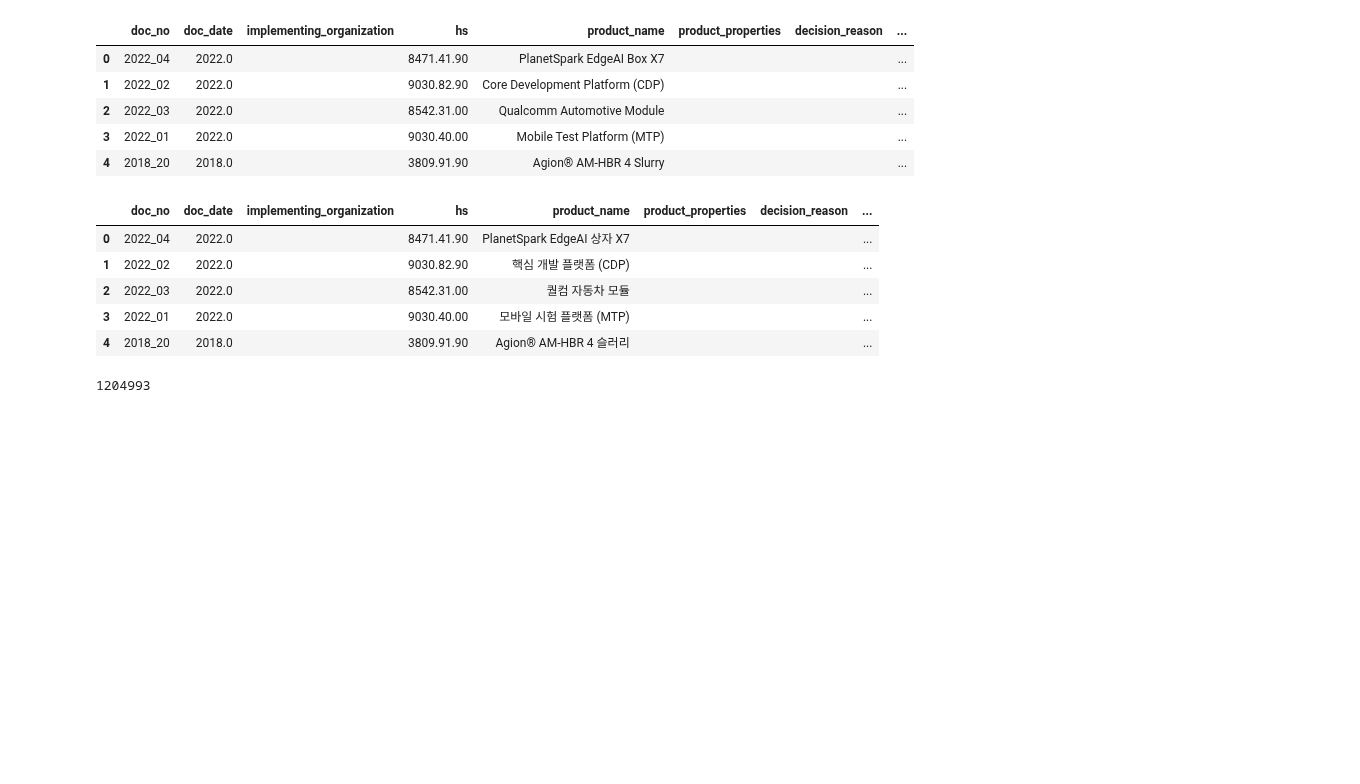
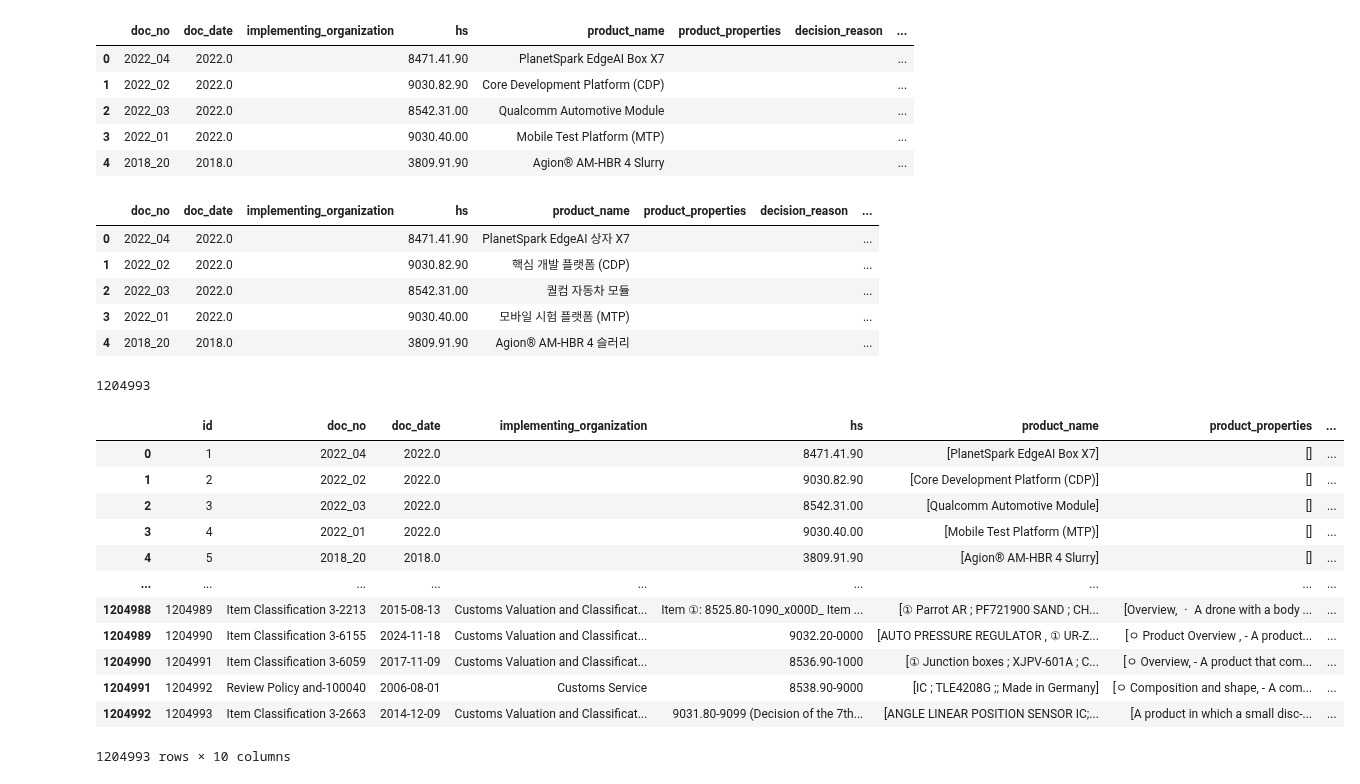
Before and after one commit to nguyenmanhcuong1291/uni_craw_tvpl, a Jupyter notebook: uni_craw_korea_other_country/read_csv.ipynb, the cells around one changed output. Saved outputs shown, nothing was run; the diff lists cells and outputs as text; code cells hidden in the pictures; blank space fills up the shorter version.

```diff
--- a/uni_craw_korea_other_country/read_csv.ipynb
+++ b/uni_craw_korea_other_country/read_csv.ipynb
@@ -132,7 +160,7 @@ all_link_df = pd.read_csv(r'd:\Onedrive\OneDrive - UNI CONSULTING\Attachments\Co
 # %%
 nation_name_df = pd.read_excel(r'd:\Onedrive\OneDrive - UNI CONSULTING\Attachments\Code\uni_craw_tvpl\uni_craw_korea_other_country\nation_name.xlsx')
 # %%
-all_link_df_with_nation_name_df = pd.merge(all_link_df,nation_name_df,how='left',left_on='area',right_on='code')
+all_link_df_with_nation_name_df = pd.merge(all_link_df,nation_name_df,how='left',left_on='cntyCd',right_on='code')
 # %%
 org_df_clean = clean_data(org_df.copy(),'org')
 org_df_clean = pd.merge(org_df_clean,all_link_df_with_nation_name_df,how='left',on='stt')
@@ -192,6 +220,22 @@ eng_data_json_final  = make_json_temp(eng_data)
 len(eng_data_json_final)
 # %% [output]
 1204993
+# %%
+eng_data_json_final
+# %% [output]
+|  | id | doc_no | doc_date | implementing_organization | hs | product_name | product_properties | ... |
+| 0 | 1 | 2022_04 | 2022.0 |  | 8471.41.90 | [PlanetSpark EdgeAI Box X7] | [] | ... |
+| 1 | 2 | 2022_02 | 2022.0 |  | 9030.82.90 | [Core Development Platform (CDP)] | [] | ... |
+| 2 | 3 | 2022_03 | 2022.0 |  | 8542.31.00 | [Qualcomm Automotive Module] | [] | ... |
+| 3 | 4 | 2022_01 | 2022.0 |  | 9030.40.00 | [Mobile Test Platform (MTP)] | [] | ... |
+| 4 | 5 | 2018_20 | 2018.0 |  | 3809.91.90 | [Agion® AM-HBR 4 Slurry] | [] | ... |
+| ... | ... | ... | ... | ... | ... | ... | ... | ... |
+| 1204988 | 1204989 | Item Classification 3-2213 | 2015-08-13 | Customs Valuation and Classificat... | Item ①: 8525.80-1090_x000D_ Item ... | [① Parrot AR ; PF721900 SAND ; CH... | [Overview, ㆍ A drone with a body ... | ... |
+| 1204989 | 1204990 | Item Classification 3-6155 | 2024-11-18 | Customs Valuation and Classificat... | 9032.20-0000 | [AUTO PRESSURE REGULATOR , ① UR-Z... | [ㅇ Product Overview , - A product... | ... |
+| 1204990 | 1204991 | Item Classification 3-6059 | 2017-11-09 | Customs Valuation and Classificat... | 8536.90-1000 | [① Junction boxes ; XJPV-601A ; C... | [ㅇ Overview, - A product that com... | ... |
+| 1204991 | 1204992 | Review Policy and-100040 | 2006-08-01 | Customs Service | 8538.90-9000 | [IC ; TLE4208G ;; Made in Germany] | [ㅇ Composition and shape, - A com... | ... |
+| 1204992 | 1204993 | Item Classification 3-2663 | 2014-12-09 | Customs Valuation and Classificat... | 9031.80-9099 (Decision of the 7th... | [ANGLE LINEAR POSITION SENSOR IC;... | [A product in which a small disc-... | ... |
+1204993 rows × 10 columns
 # %%
 with open('eng_prod_class_06_01.json', 'w') as f:
     json.dump(json.loads(eng_data_json_final.to_json(orient="records")), f)
```
Also changed, not shown: parts of 2 cells of this notebook.
